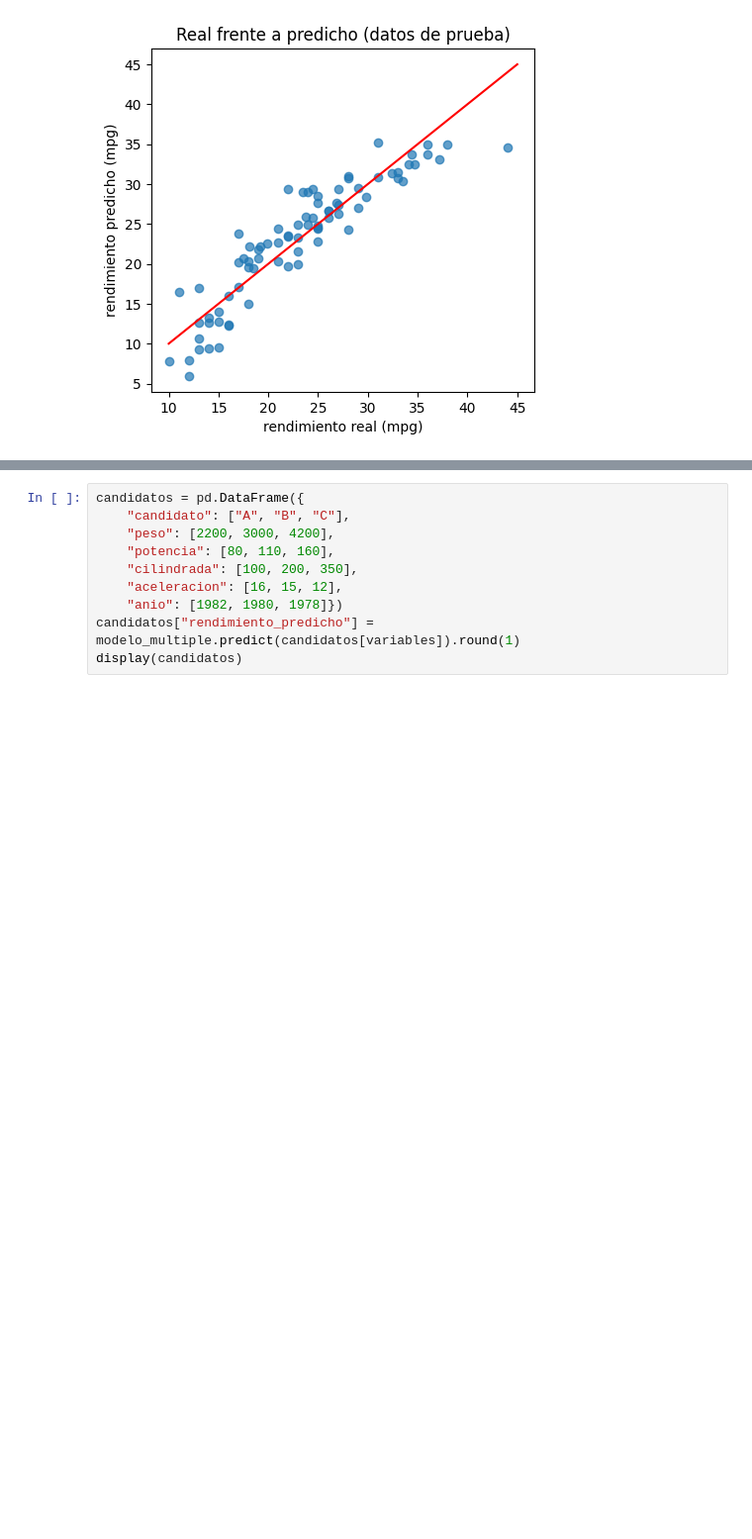
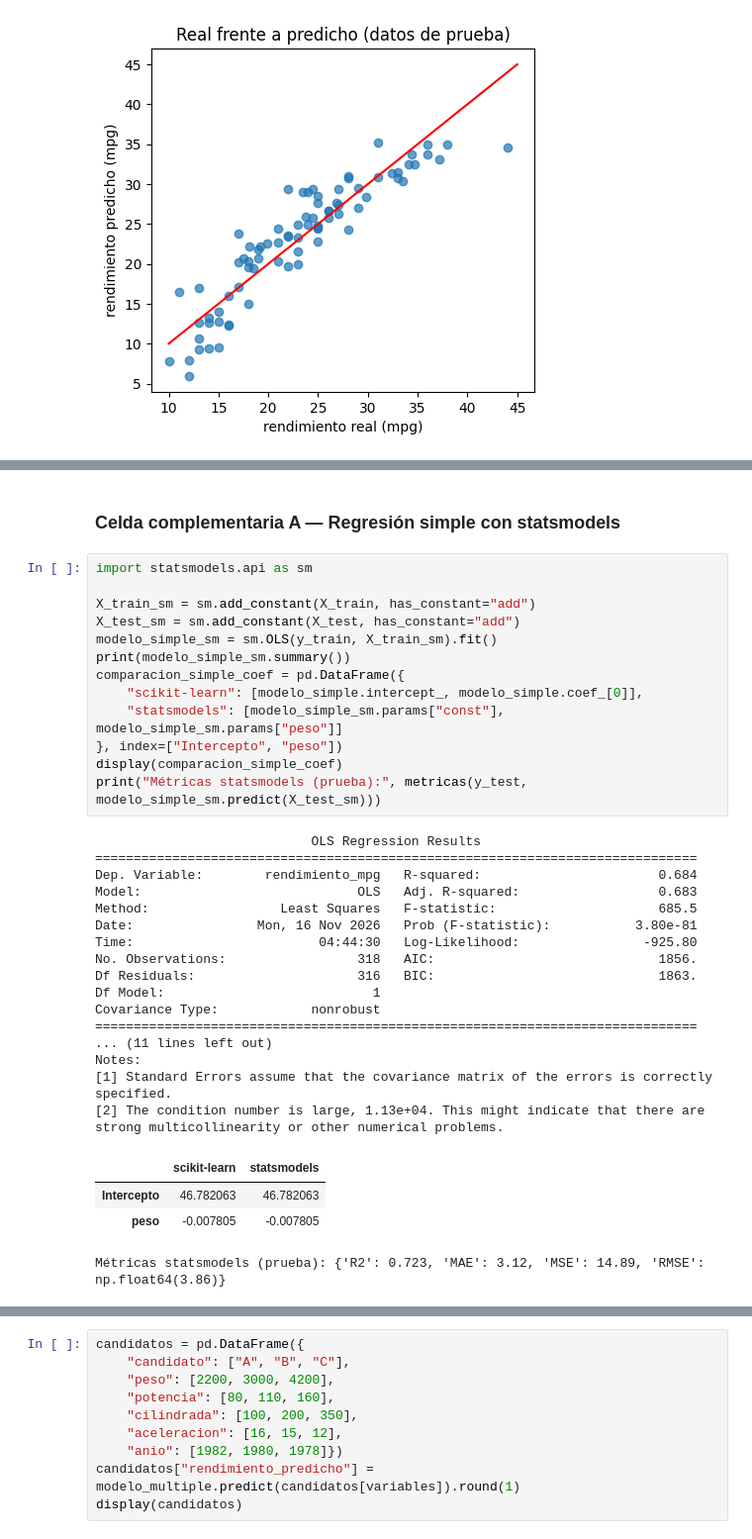
Before and after one commit to jhonathanrodriguez1/Curso---FDG2026, a Jupyter notebook: LABORATORIO_DIRIGIDO_N_°_06.ipynb, the cells around one changed output, grey strips where cells are left out. Shown at 99% size. Cells and saved outputs as stored; diff of their text form; blank space fills up the shorter version.

```diff
--- a/LABORATORIO_DIRIGIDO_N_°_06.ipynb
+++ b/LABORATORIO_DIRIGIDO_N_°_06.ipynb
@@ -377,0 +456,37 @@ plt.show()
+# %% [markdown]
+### Celda complementaria A — Regresión simple con statsmodels
+# %%
+import statsmodels.api as sm
+
+X_train_sm = sm.add_constant(X_train, has_constant="add")
+X_test_sm = sm.add_constant(X_test, has_constant="add")
+modelo_simple_sm = sm.OLS(y_train, X_train_sm).fit()
+print(modelo_simple_sm.summary())
+comparacion_simple_coef = pd.DataFrame({
+    "scikit-learn": [modelo_simple.intercept_, modelo_simple.coef_[0]],
+    "statsmodels": [modelo_simple_sm.params["const"], modelo_simple_sm.params["peso"]]
+}, index=["Intercepto", "peso"])
+display(comparacion_simple_coef)
+print("Métricas statsmodels (prueba):", metricas(y_test, modelo_simple_sm.predict(X_test_sm)))
+# %% [output]
+                            OLS Regression Results
+==============================================================================
+Dep. Variable:        rendimiento_mpg   R-squared:                       0.684
+Model:                            OLS   Adj. R-squared:                  0.683
+Method:                 Least Squares   F-statistic:                     685.5
+Date:                Mon, 16 Nov 2026   Prob (F-statistic):           3.80e-81
+Time:                        04:44:30   Log-Likelihood:                -925.80
+No. Observations:                 318   AIC:                             1856.
+Df Residuals:                     316   BIC:                             1863.
+Df Model:                           1
+Covariance Type:            nonrobust
+==============================================================================
+... (11 lines left out)
+Notes:
+[1] Standard Errors assume that the covariance matrix of the errors is correctly specified.
+[2] The condition number is large, 1.13e+04. This might indicate that there are
+strong multicollinearity or other numerical problems.
+|  | scikit-learn | statsmodels |
+| Intercepto | 46.782063 | 46.782063 |
+| peso | -0.007805 | -0.007805 |
+Métricas statsmodels (prueba): {'R2': 0.723, 'MAE': 3.12, 'MSE': 14.89, 'RMSE': np.float64(3.86)}
```
Also changed, not shown: parts of 44 cells of this notebook.
